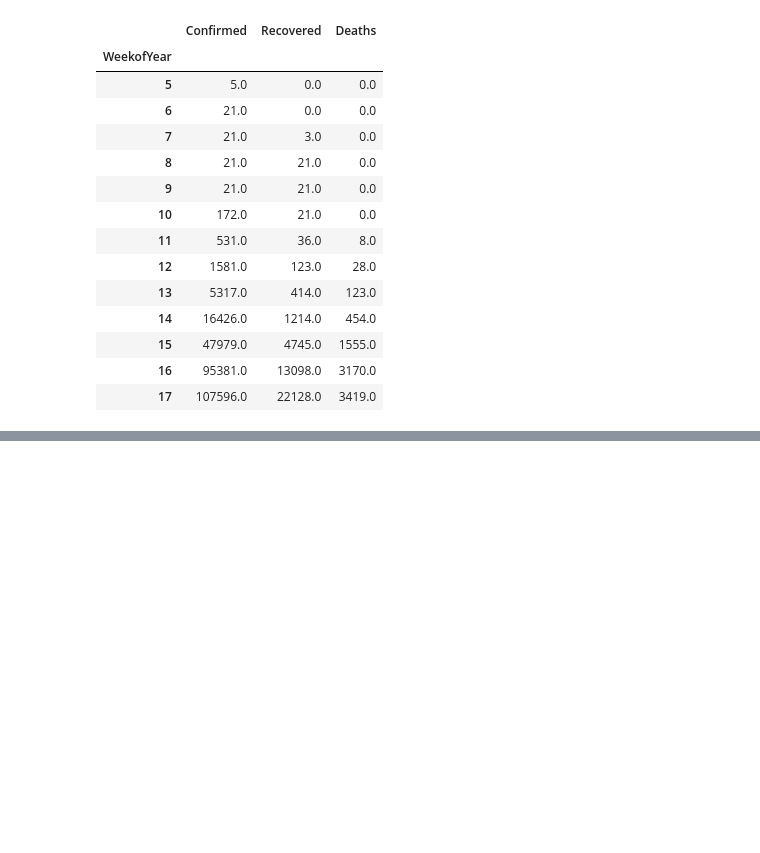
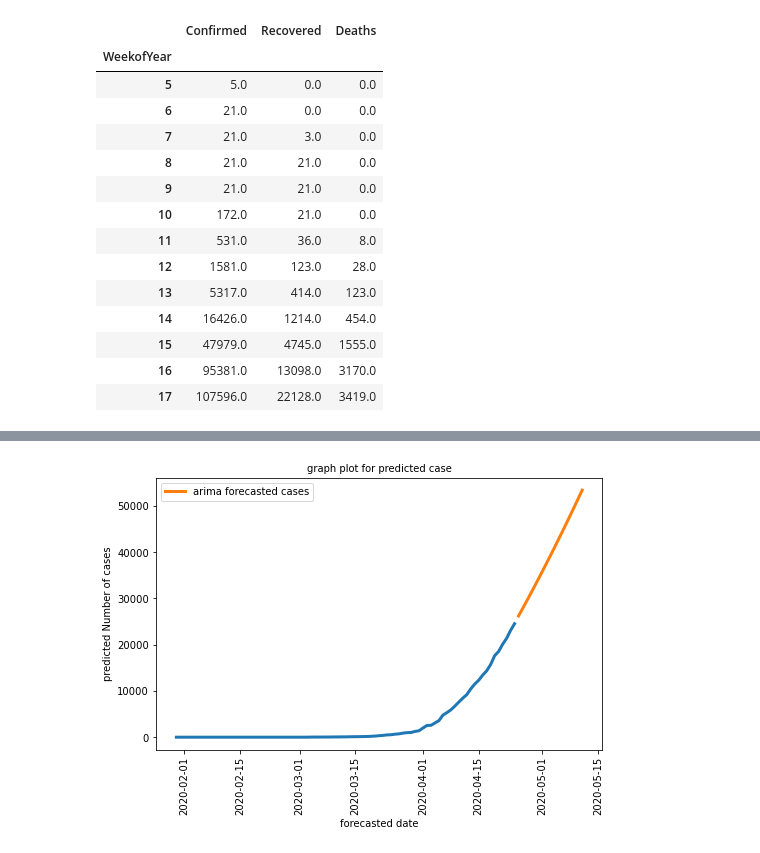
Before and after one commit to balaji1702/covid19caseprrediction, a Jupyter notebook: case forecasting and prediction.ipynb, the cells around one changed output, grey strips where cells are left out. Saved outputs shown, nothing was run; the diff lists cells and outputs as text; code cells hidden in the pictures; blank space fills up the shorter version.

```diff
--- a/case forecasting and prediction.ipynb
+++ b/case forecasting and prediction.ipynb
@@ -307,0 +337,14 @@ plt.show()
+# %%
+predicted_value=model_predictions["arima_forecast"]
+forecastdates=model_predictions["Dates"]
+plt.figure(figsize=(8,5))
+plt.plot(india_dataset["Date"],india_dataset["Confirmed"],linewidth=3,)
+plt.plot(forecastdates,predicted_value,label="arima forecasted cases",linewidth=3,)
+plt.xlabel("forecasted date",fontsize=10)
+plt.ylabel("predicted Number of cases",fontsize=10)
+plt.title("graph plot for predicted case",fontsize=10)
+plt.legend()
+plt.xticks(rotation=90)
+plt.show()
+# %% [output]
+[figure, added]
```
Also changed, not shown: parts of 18 cells of this notebook.
